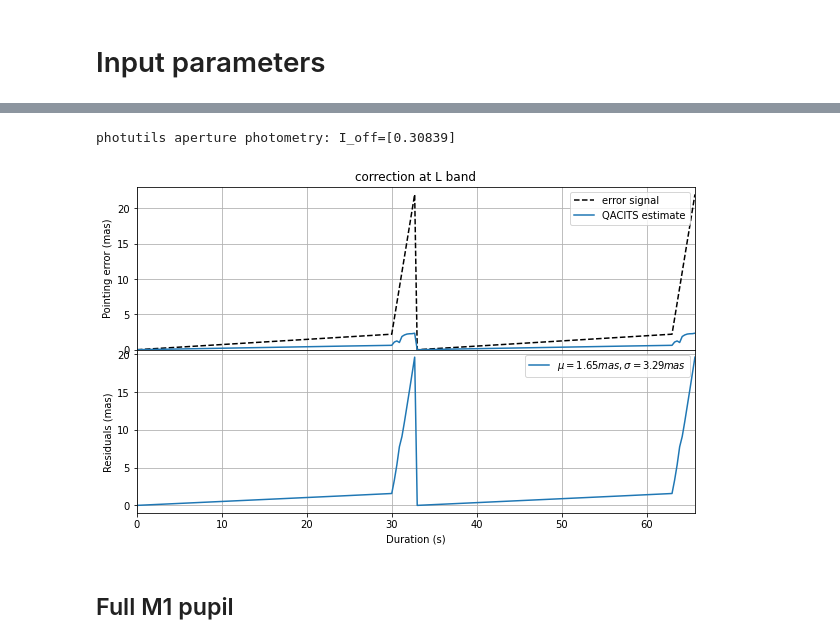
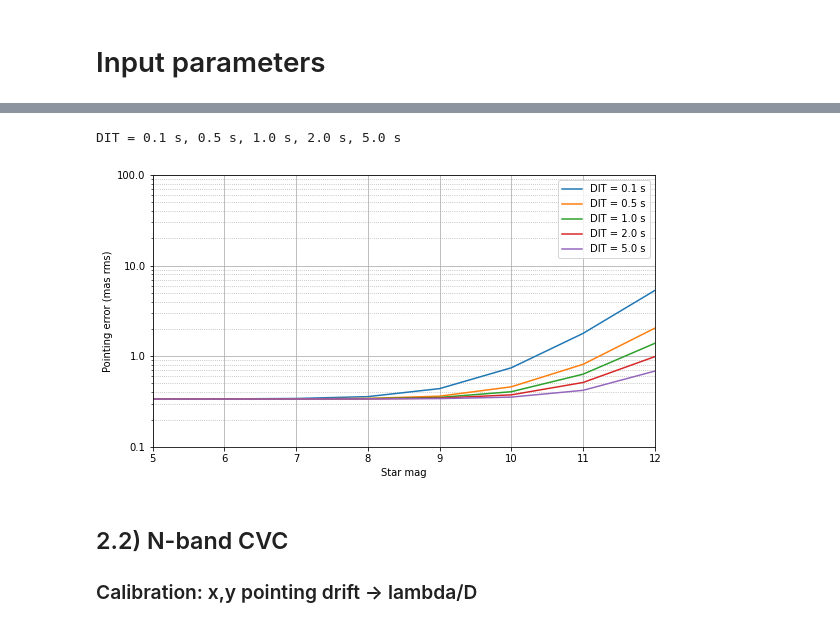
Before and after one commit to vortex-exoplanet/HEEPS, a Jupyter notebook: tools/qacits/qacits_psfs.ipynb, the cells around one changed output, grey strips where cells are left out. Cells and saved outputs as stored; diff of their text form; code cells hidden in the pictures.

Commit message:
update to qacits notebook

```diff
--- a/tools/qacits/qacits_psfs.ipynb
+++ b/tools/qacits/qacits_psfs.ipynb
@@ -14,24 +14,26 @@ import matplotlib.pyplot as plt
 # %% [markdown]
 # Input parameters
 # %%
-#os.chdir(os.path.normpath(os.path.expandvars('$HOME/CODE/Python/qacits')))
 f_lyot_stop = 'ls_%s_%s_%s_%s_%s_%s.fits'
 f_phase = 'wavefront/cfull/cube_Cfull_20211007_3600s_300ms_0piston_meters_scao_only_%s_%s.fits'
 f_point_err = 'wavefront/point/point_all_3600s_300ms_%s.fits'
 cases = ['linear_drift_only', 'scao+linear_drift', 'scao+random_drift', 'scao_only']
 targets = ['point', 'alphaCen', 'pi1Gru']
 # define range of magnitudes
-mag_min = 6
+mag_min = 5
 mag_max = 12
 mags = np.arange(mag_min, mag_max+1)
 print('mags = %s'%mags)
 # define DITs (detector integration times)
-dits = np.array([1e-6, .01, .1])
+dits = np.array([.1, .5, 1, 2, 5])
 print('dits = %s'%dits)
 # up to 0.1 lam/D, step = 1/100
 # up to 1 lam/D, step = 1/10
-xy = np.append(np.arange(100)/1000, np.arange(1,11)/10)
-print('linear drift = %s points in each direction'%len(xy))
+#xy = np.append(np.arange(100)/1000, np.arange(1,11)/10)
+#xy = np.arange(110)/109
+logb = .02
+xy = np.logspace(np.log10(logb), np.log10(1 + logb), 110) - logb
+print('calib drift = %s points in each direction'%len(xy))
 plt.plot(xy,'-+')
 plt.xlim(0, len(xy))
 plt.ylim(0, 1)
@@ -55,5 +57,5 @@ n_bin           = 0 # if 0: no averaging, every estimates are returned in a 2D a
                     # if 1: average all frames before computing the estimate
                     # if n_bin=integer < n_img: will return as many estimates (frames are
                     # averaged by bins of n_img/n_bin before computing the estimates).
-force = None #'outer'
+force = 'outer'# None#
 # %% [output]
@@ -226,0 +269,3 @@ Full coeff  = 4.074
+# %%
+conf, psf, psfs, tt_lamD = create_psfs('L', 'CVC', [0.0291, 0.08, 0.0317])
+L_CVC_params = plot_point_err(conf, psf, psfs, tt_lamD)
@@ -227,8 +293,10 @@ Full coeff  = 4.074
 # %%
-plot_calib(default_params, conf, psf, psfs, tt_lamD)
+rms_arr = rms_mag(L_CVC_params, conf, psf, psfs, tt_lamD)
+plot_rms_mag(rms_arr)
 # %% [output]
-photutils aperture photometry: I_off=[0.30839]
+DIT = 0.1 s, 0.5 s, 1.0 s, 2.0 s, 5.0 s
-[figure, old version]
+[figure, new version]
-# %% [markdown]
-## Full M1 pupil
+# %% [markdown]
+## 2.2) N-band CVC
+### Calibration: x,y pointing drift -> lambda/D
 # %%
```
Also changed, not shown: parts of 14 cells of this notebook, 3 other files.
